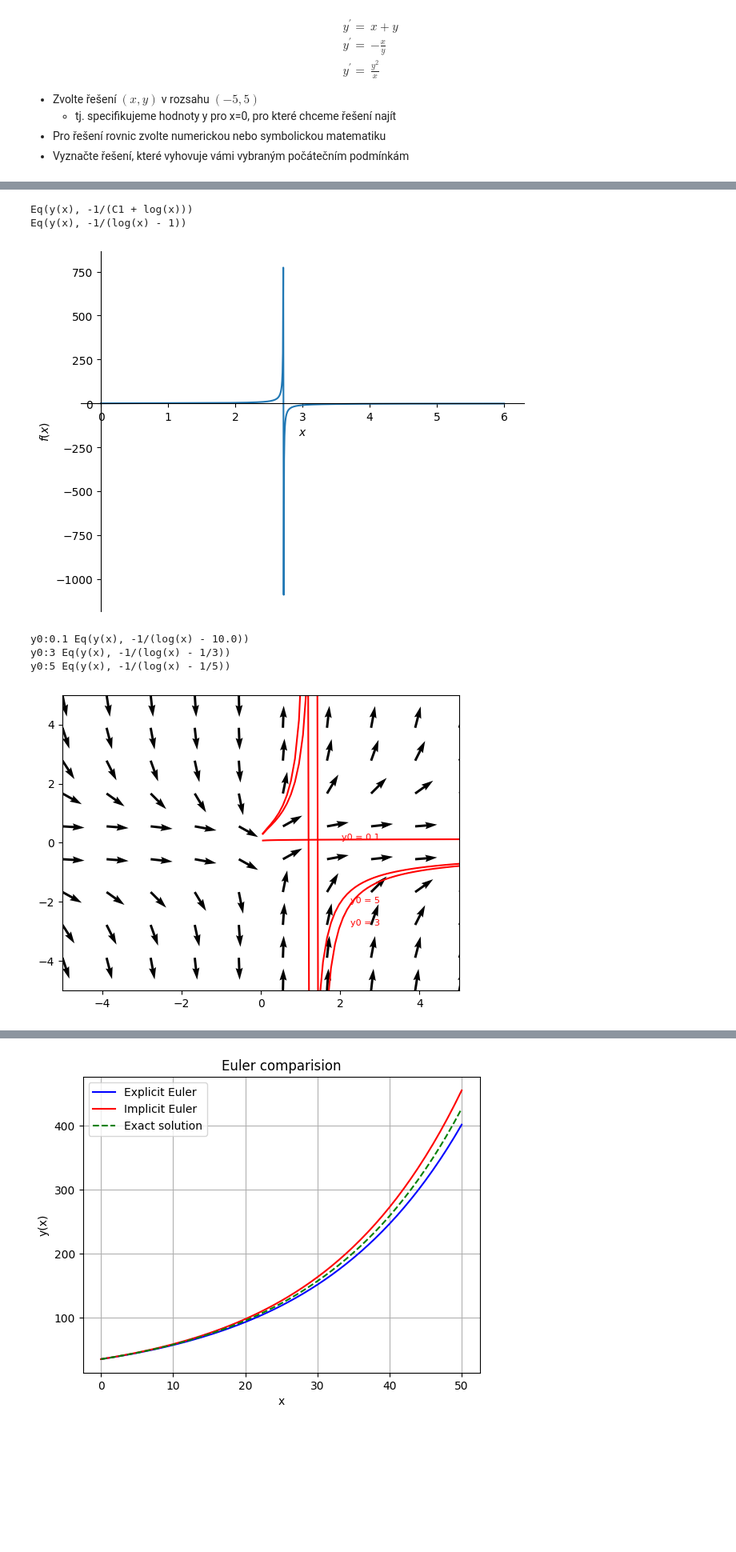
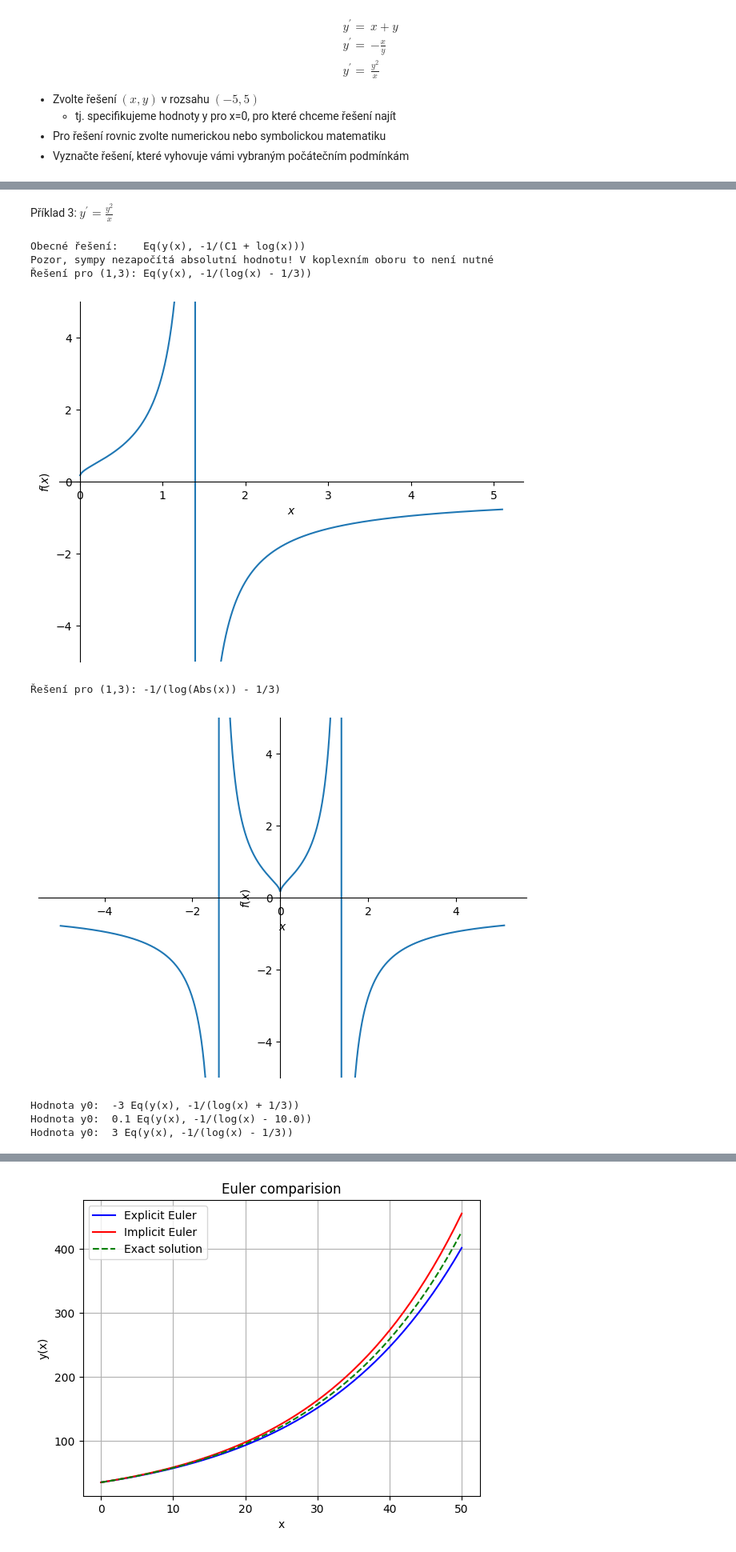
Before and after one commit to pkbcz/MSW2, a Jupyter notebook: 12 Diferencialni rovnice.ipynb, the cells around one changed output, grey strips where cells are left out. Shown at 80% size. Saved outputs shown, nothing was run; the diff lists cells and outputs as text; code cells hidden in the pictures; blank space fills up the shorter version.

```diff
--- a/12 Diferencialni rovnice.ipynb
+++ b/12 Diferencialni rovnice.ipynb
@@ -773,20 +870,21 @@ y_sym = symbols('y_sym', cls=Function)
 eq = Eq(y_sym(x_sym).diff(x_sym), -x_sym/y_sym(x_sym))
 for y0 in y0s:
     sol = dsolve(eq, ics={y_sym(0): y0})
-    print(f"y0:{y0}", sol)
+    print(f"Hodnota y0:  {y0}", sol)
     y = lambdify(x_sym, sol.rhs)
-    plt.plot(x, y(x), "r-")
-    plt.text(0, y(0), f'y0 = {y0}', fontsize=8, color='red', ha='right')
+    barva1 = barva((y0+5)/10)
+    plt.plot(x, y(x), color=barva1)                  # konkrétní řešení (červeně)
+    plt.text(0, y(0), f'y0 = {y0}', fontsize=8, color=barva1, ha='right')
 
 #vektorove pole
-nvec_on_row = 10
+nvec_on_row = 16
 X,Y = np.meshgrid(np.linspace(xymin, xymax, nvec_on_row),np.linspace(xymin, xymax, nvec_on_row))
 U = 1
 V = -X/Y
 norm = np.sqrt(U**2 + V**2)
 U /= norm
 V /= norm
-plt.quiver(X,Y,U,V)
+plt.quiver(X,Y,U,V, color='gray', alpha=0.8)
 
 plt.show()
 # %% [output]
@@ -799,53 +897,71 @@ y0:5 Eq(y_sym(x_sym), sqrt(25 - x_sym**2))
+# %% [markdown]
+Příklad 3:  $y^{\prime} = \frac{y^2}{x}$
 # %%
 # y' = y^2/x
-from sympy import symbols, Function, dsolve, lambdify
+from sympy import symbols, Function, dsolve, lambdify, log, Abs
 from sympy.plotting import plot
 import numpy as np
 import matplotlib.pyplot as plt
 
-x = symbols('x')
+x = symbols('x')                                # x = symbols('x', real=True)
 y = Function('y')(x)
 
 eq = y.diff(x) - y**2/x
 
+# Vykreslení přes sympy
 solution = dsolve(eq, y)
-print(solution)
-sol = dsolve(eq, y, ics={y.subs(x, 1): 1})
-print(sol)
-plot(sol.rhs, (x, 0.0001, 6))
+print("Obecné řešení:   ", solution)
+print("Pozor, sympy nezapočítá absolutní hodnotu! V koplexním oboru to není nutné")
 
+sol = dsolve(eq, y, ics={y.subs(x, 1): 3})      # konkrétní řešení, např. procházející bodem x = 1, y = 1
+print("Řešení pro (1,3):", sol)
+plot(sol.rhs, (x, -5, 5.1), ylim=(-5,5))        # sympy.plotting
+# Nahradit log(x) -> log(Abs(x)) ručně (!)
+rhs_abs = sol.rhs.subs(log(x), log(Abs(x)))
+print("Řešení pro (1,3):", rhs_abs)
+plot(rhs_abs, (x, -5, 5.1), ylim=(-5,5))        # sympy.plotting
+
+# Vykreslení přes pyplot
 xymin = -5
 xymax = 5
-plt.xlim(xymin, xymax)                      # nastavení měřítka x
-plt.ylim(xymin, xymax)                      # nastavení měřítka y
+plt.xlim(xymin, xymax)                          # nastavení měřítka x
+plt.ylim(xymin, xymax)                          # nastavení měřítka y
 
-xn = np.linspace(xymin, xymax, 100)          # pole x
-y0s = [0.1, 3, 5]                     # konkrétní ics v <-5, 5> (hodnoty y pro x = 0)
-
+xn = np.linspace(xymin, xymax, 100)             # pole x
+#y0s = [0.001, 3, 5]                             # konkrétní ics v <-5, 5> (hodnoty y pro x = 0)
+y0s = [-3, 0.1, 3]
 
 for y0 in y0s:
     sol = dsolve(eq, y, ics={y.subs(x, 1): y0})
-    print(f"y0:{y0}", sol)
-    yn = lambdify(x, sol.rhs)
-    plt.plot(xn, yn(xn), "r-")
-    plt.text(3, yn(2), f'y0 = {y0}', fontsize=8, color='red', ha='right')
+    # Nahradit log(x) -> log(Abs(x)) ručně (!)
+    rhs_abs = sol.rhs.subs(log(x), log(Abs(x)))
+
+    print(f"Hodnota y0:  {y0}", sol)
+    #yn = lambdify(x, sol.rhs)
+    yn = lambdify(x, rhs_abs)
+
+    barva1 = barva((y0+5)/10)
+    plt.plot(xn, yn(xn), color=barva1)                  # konkrétní řešení (červeně)
+    plt.text(3, yn(2), f'y0 = {y0}', fontsize=8, color=barva1, ha='right')
 
 #vektorove pole
-nvec_on_row = 10
+nvec_on_row = 16
 X,Y = np.meshgrid(np.linspace(xymin, xymax, nvec_on_row),np.linspace(xymin, xymax, nvec_on_row))
 U = 1
 V = Y*Y/X
 norm = np.sqrt(U**2 + V**2)
 U /= norm
 V /= norm
-plt.quiver(X,Y,U,V)
+plt.quiver(X,Y,U,V, color='gray', alpha=0.8)
 
 plt.show()
 # %% [output]
-Eq(y(x), -1/(C1 + log(x)))
-Eq(y(x), -1/(log(x) - 1))
+Obecné řešení:    Eq(y(x), -1/(C1 + log(x)))
+Pozor, sympy nezapočítá absolutní hodnotu! V koplexním oboru to není nutné
+Řešení pro (1,3): Eq(y(x), -1/(log(x) - 1/3))
-[figure, old version]
+[figure, new version]
-y0:0.1 Eq(y(x), -1/(log(x) - 10.0))
-y0:3 Eq(y(x), -1/(log(x) - 1/3))
-y0:5 Eq(y(x), -1/(log(x) - 1/5))
+Řešení pro (1,3): -1/(log(Abs(x)) - 1/3)
-[figure, old version]
+[figure, new version]
+Hodnota y0:  -3 Eq(y(x), -1/(log(x) + 1/3))
+Hodnota y0:  0.1 Eq(y(x), -1/(log(x) - 10.0))
+Hodnota y0:  3 Eq(y(x), -1/(log(x) - 1/3))
```
Also changed, not shown: parts of 54 cells of this notebook, 1 other file.
